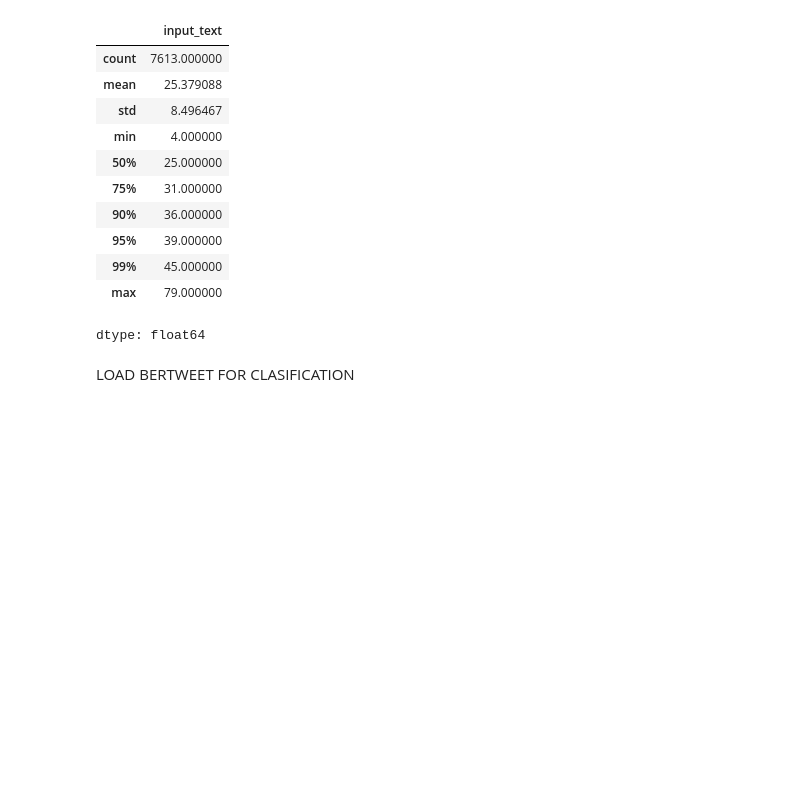
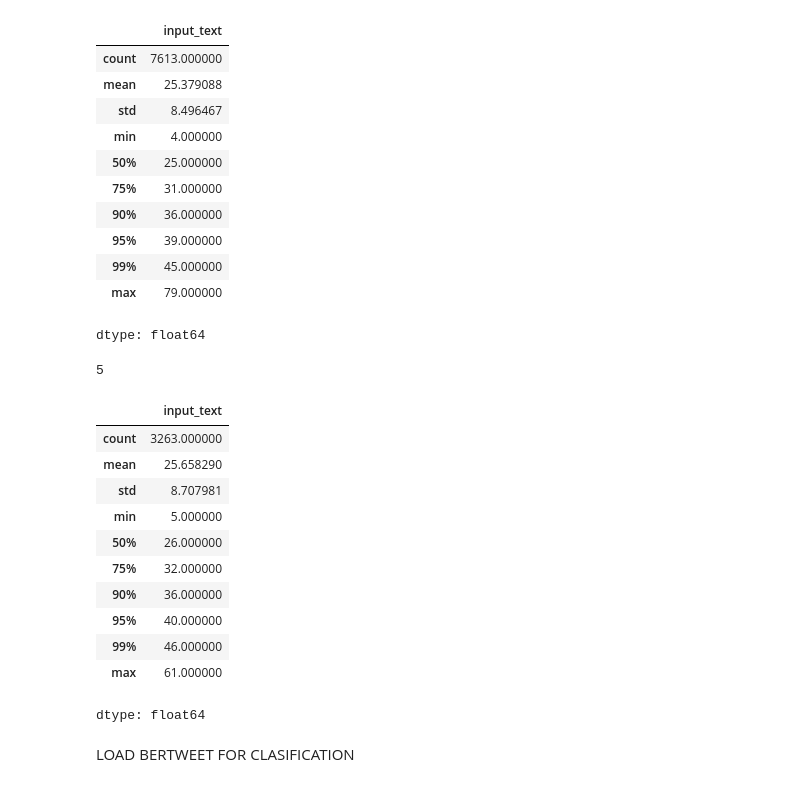
Before and after one commit to llucliment/Twitter-disaster, a Jupyter notebook: notebooks/bertweet.ipynb, the cells around one changed output. Cells and saved outputs as stored; diff of their text form; code cells hidden in the pictures; blank space fills up the shorter version.

```diff
--- a/notebooks/bertweet.ipynb
+++ b/notebooks/bertweet.ipynb
@@ -228,3 +231,35 @@ dtype: float64
+# %%
+count = (df["token_length"] > 64).sum()
+print(count)
+# %% [output]
+5
+# %%
+# Checking number of tokens in each tweet to decide MAX_LENGTH (test df)
+
+token_lengths = test["input_text"].astype(str).apply(
+    lambda x: len(
+        tokenizer(
+            x,
+            add_special_tokens=True,
+            truncation=False
+        )["input_ids"]
+    )
+)
+
+token_lengths.describe(percentiles=[0.50, 0.75, 0.90, 0.95, 0.99])
+# %% [output]
+|  | input_text |
+| count | 3263.000000 |
+| mean | 25.658290 |
+| std | 8.707981 |
+| min | 5.000000 |
+| 50% | 26.000000 |
+| 75% | 32.000000 |
+| 90% | 36.000000 |
+| 95% | 40.000000 |
+| 99% | 46.000000 |
+| max | 61.000000 |
+dtype: float64
 # %%
 from torch.utils.data import DataLoader
 
```
Also changed, not shown: parts of 18 cells of this notebook, 1 other file.
